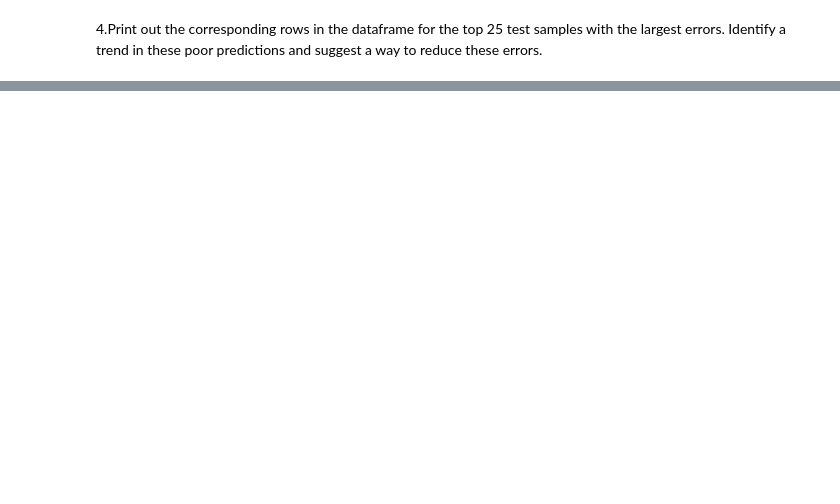
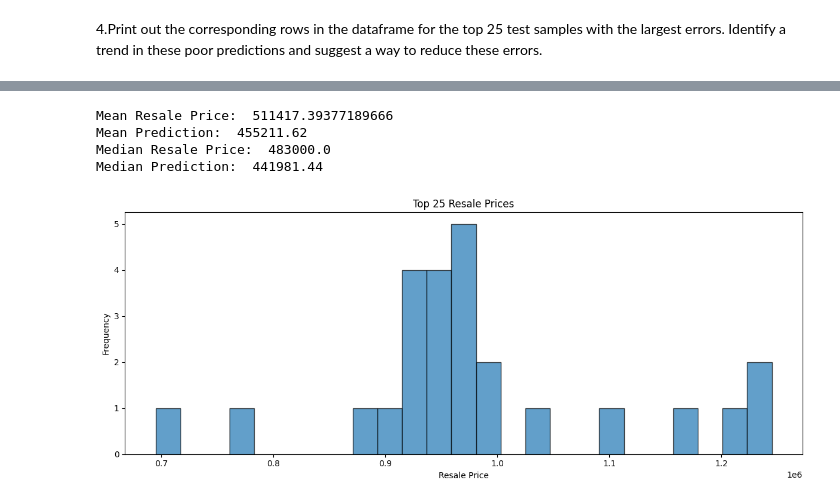
Before and after one commit to luksz/SC4001-Assignment-1, a Jupyter notebook: Tan_Pin_Yee_Part_B_1.ipynb, the cells around one changed output, grey strips where cells are left out. Drawn from its saved outputs; the diff is of its cells as text; code cells hidden in the pictures; blank space fills up the shorter version.

```diff
--- a/Tan_Pin_Yee_Part_B_1.ipynb
+++ b/Tan_Pin_Yee_Part_B_1.ipynb
@@ -43,0 +60,6 @@ df = pd.read_csv('hdb_price_prediction.csv')
+# %%
+df = pd.read_csv('hdb_price_prediction.csv')
+#data cleaning with the requiremnts of the ques
+train_df = df[df["year"] <= 2019]
+val_df = df[df["year"] == 2020]
+test_df = df[df["year"] == 2021]
@@ -56,0 +201,8 @@ df = pd.read_csv('hdb_price_prediction.csv')
+# %%
+from sklearn.metrics import mean_squared_error, r2_score
+
+pred_df = tabular_model.predict(test=test_df)
+
+pred_df["resale_price"] = test_df["resale_price"].values # Append the testing set retail price (ground truths)
+
+pred_df
@@ -56,0 +240,9 @@ df = pd.read_csv('hdb_price_prediction.csv')
+# %%
+y = pred_df["resale_price"]
+pred = pred_df["resale_price_prediction"]
+
+rmse = np.sqrt(mean_squared_error(y, pred))
+print("RMSE: ", rmse)
+
+r_squared = r2_score(y, pred)
+print("R-squared: ", r_squared)
@@ -60,0 +254,7 @@ df = pd.read_csv('hdb_price_prediction.csv')
+# %%
+pred_df["Absolute_loss"] = abs(y-pred)
+sorted_df = pred_df.sort_values("Absolute_loss", ascending=False)
+
+
+top = sorted_df[0:25]
+top
@@ -60,0 +279,33 @@ df = pd.read_csv('hdb_price_prediction.csv')
+# %%
+# Calculate the mean of the resale price and predicted price
+mean_resale_price = pred_df["resale_price"].mean()
+mean_prediction = pred_df["resale_price_prediction"].mean()
+
+# Calculate the median of the resale price and predicted price
+median_resale_price = pred_df["resale_price"].median()
+median_prediction = pred_df["resale_price_prediction"].median()
+
+# Print the results
+print("Mean Resale Price: ", mean_resale_price)
+print("Mean Prediction: ", mean_prediction)
+print("Median Resale Price: ", median_resale_price)
+print("Median Prediction: ", median_prediction)
+# %% [output]
+Mean Resale Price:  511417.39377189666
+Mean Prediction:  455211.62
+Median Resale Price:  483000.0
+Median Prediction:  441981.44
+# %%
+import matplotlib.pyplot as plt
+
+fig, (ax1) = plt.subplots(1, 1, figsize=(12, 5))
+
+ax1.hist(top["resale_price"], bins=25, alpha=0.7, edgecolor='black')
+ax1.set_xlabel('Resale Price')
+ax1.set_ylabel('Frequency')
+ax1.set_title('Top 25 Resale Prices')
+
+plt.tight_layout()
+plt.show()
+# %% [output]
+[figure, added]
```
Also changed, not shown: parts of 13 cells of this notebook, 5 other files.
